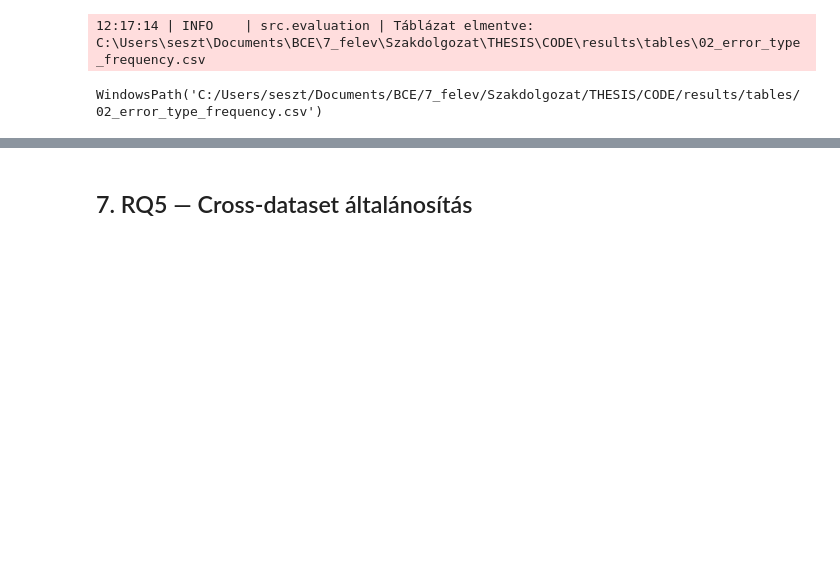
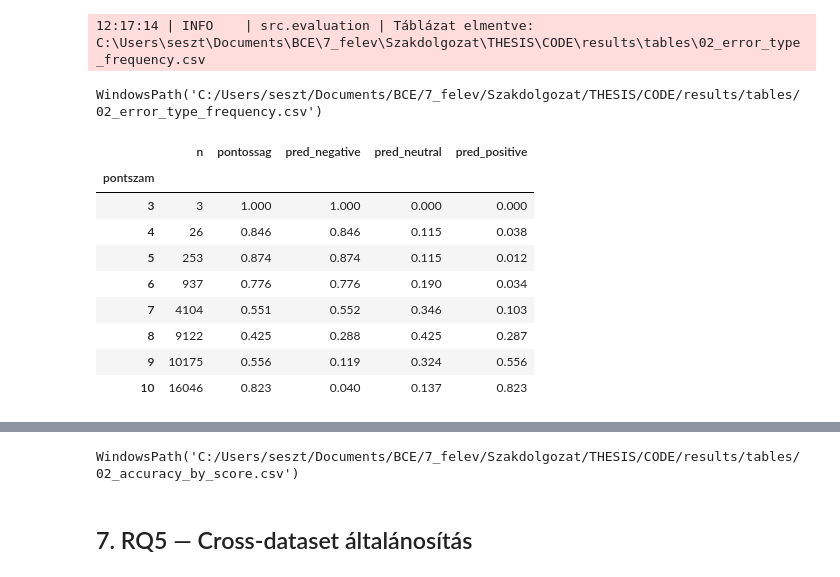
Before and after one commit to sesztaklorant/thesis, a Jupyter notebook: notebooks/02_classical_baseline.ipynb, the cells around one changed output, grey strips where cells are left out. Saved outputs shown, nothing was run; the diff lists cells and outputs as text; code cells hidden in the pictures; blank space fills up the shorter version.

Commit message:
Before 3rd meeting save

```diff
--- a/notebooks/02_classical_baseline.ipynb
+++ b/notebooks/02_classical_baseline.ipynb
@@ -310,3 +310,31 @@ ev.save_table(tab, "02_error_type_frequency")
 | negative -> positive | 457 | 0.031 |
 12:17:14 | INFO    | src.evaluation | Táblázat elmentve: C:\Users\seszt\Documents\BCE\7_felev\Szakdolgozat\THESIS\CODE\results\tables\02_error_type_frequency.csv
 WindowsPath('C:/Users/seszt/Documents/BCE/7_felev/Szakdolgozat/THESIS/CODE/results/tables/02_error_type_frequency.csv')
+# %%
+# Hol hibázik a modell? — találati arány az EREDETI pontszám szerint.
+# Ha a 3–5 pontos reviewkat szinte mind negatívnak ismeri fel, a 7-eseket
+# viszont nem, akkor a nehézség a címkehatárban van, nem a modellben.
+res = test_df.assign(pred=y_pred, true=test_df["sentiment"].astype(str))
+res["helyes"] = res["pred"] == res["true"]
+
+by_score = (res.assign(pontszam=res["score"].round().astype(int))
+              .groupby("pontszam")
+              .agg(n=("helyes", "size"),
+                   pontossag=("helyes", "mean"),
+                   pred_negative=("pred", lambda s: (s == "negative").mean()),
+                   pred_neutral=("pred", lambda s: (s == "neutral").mean()),
+                   pred_positive=("pred", lambda s: (s == "positive").mean()))
+              .round(3))
+display(by_score)
+ev.save_table(by_score, "02_accuracy_by_score")
+# %% [output]
+|  | n | pontossag | pred_negative | pred_neutral | pred_positive |
+| pontszam |  |  |  |  |  |
+| 3 | 3 | 1.000 | 1.000 | 0.000 | 0.000 |
+| 4 | 26 | 0.846 | 0.846 | 0.115 | 0.038 |
+| 5 | 253 | 0.874 | 0.874 | 0.115 | 0.012 |
+| 6 | 937 | 0.776 | 0.776 | 0.190 | 0.034 |
+| 7 | 4104 | 0.551 | 0.552 | 0.346 | 0.103 |
+| 8 | 9122 | 0.425 | 0.288 | 0.425 | 0.287 |
+| 9 | 10175 | 0.556 | 0.119 | 0.324 | 0.556 |
+| 10 | 16046 | 0.823 | 0.040 | 0.137 | 0.823 |
@@ -313,3 +342,4 @@ WindowsPath('C:/Users/seszt/Documents/BCE/7_felev/Szakdolgozat/THESIS/CODE/resul
+WindowsPath('C:/Users/seszt/Documents/BCE/7_felev/Szakdolgozat/THESIS/CODE/results/tables/02_accuracy_by_score.csv')
 # %% [markdown]
 ## 7. RQ5 — Cross-dataset általánosítás
 # %%
```
Also changed, not shown: parts of 1 cell of this notebook, 1 other file.
